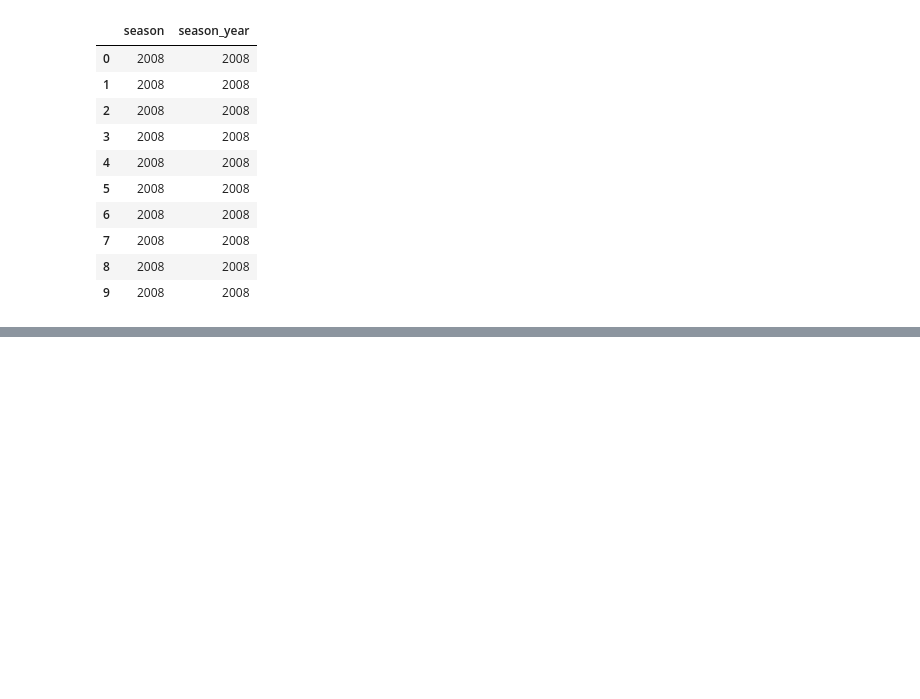
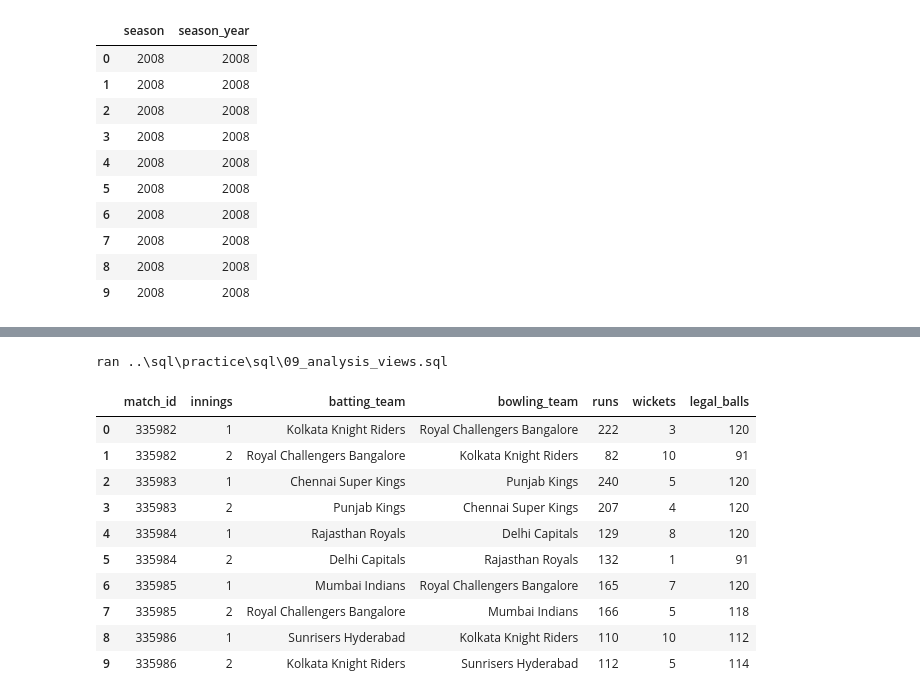
Before and after one commit to mhdasfanbca25dbi-del/ipl_cricket_analytics, a Jupyter notebook: notebooks/02_preparation.ipynb, the cells around one changed output, grey strips where cells are left out. Drawn from its saved outputs; the diff is of its cells as text; code cells hidden in the pictures; blank space fills up the shorter version.

Commit message:
added ipl sql analysis queries

```diff
--- a/notebooks/02_preparation.ipynb
+++ b/notebooks/02_preparation.ipynb
@@ -143,0 +177,22 @@ q(""" SELECT    season,    season_year FROM v_matches_season_clean LIMIT 10; """
+# %%
+run_sql_file('..\\sql\\practice\\sql\\09_analysis_views.sql')
+# %% [output]
+ran ..\sql\practice\sql\09_analysis_views.sql
+# %%
+q("""
+SELECT *
+FROM v_innings
+LIMIT 10;
+""")
+# %% [output]
+|  | match_id | innings | batting_team | bowling_team | runs | wickets | legal_balls |
+| 0 | 335982 | 1 | Kolkata Knight Riders | Royal Challengers Bangalore | 222 | 3 | 120 |
+| 1 | 335982 | 2 | Royal Challengers Bangalore | Kolkata Knight Riders | 82 | 10 | 91 |
+| 2 | 335983 | 1 | Chennai Super Kings | Punjab Kings | 240 | 5 | 120 |
+| 3 | 335983 | 2 | Punjab Kings | Chennai Super Kings | 207 | 4 | 120 |
+| 4 | 335984 | 1 | Rajasthan Royals | Delhi Capitals | 129 | 8 | 120 |
+| 5 | 335984 | 2 | Delhi Capitals | Rajasthan Royals | 132 | 1 | 91 |
+| 6 | 335985 | 1 | Mumbai Indians | Royal Challengers Bangalore | 165 | 7 | 120 |
+| 7 | 335985 | 2 | Royal Challengers Bangalore | Mumbai Indians | 166 | 5 | 118 |
+| 8 | 335986 | 1 | Sunrisers Hyderabad | Kolkata Knight Riders | 110 | 10 | 112 |
+| 9 | 335986 | 2 | Kolkata Knight Riders | Sunrisers Hyderabad | 112 | 5 | 114 |
```
Also changed, not shown: parts of 10 cells of this notebook, 8 other files.
